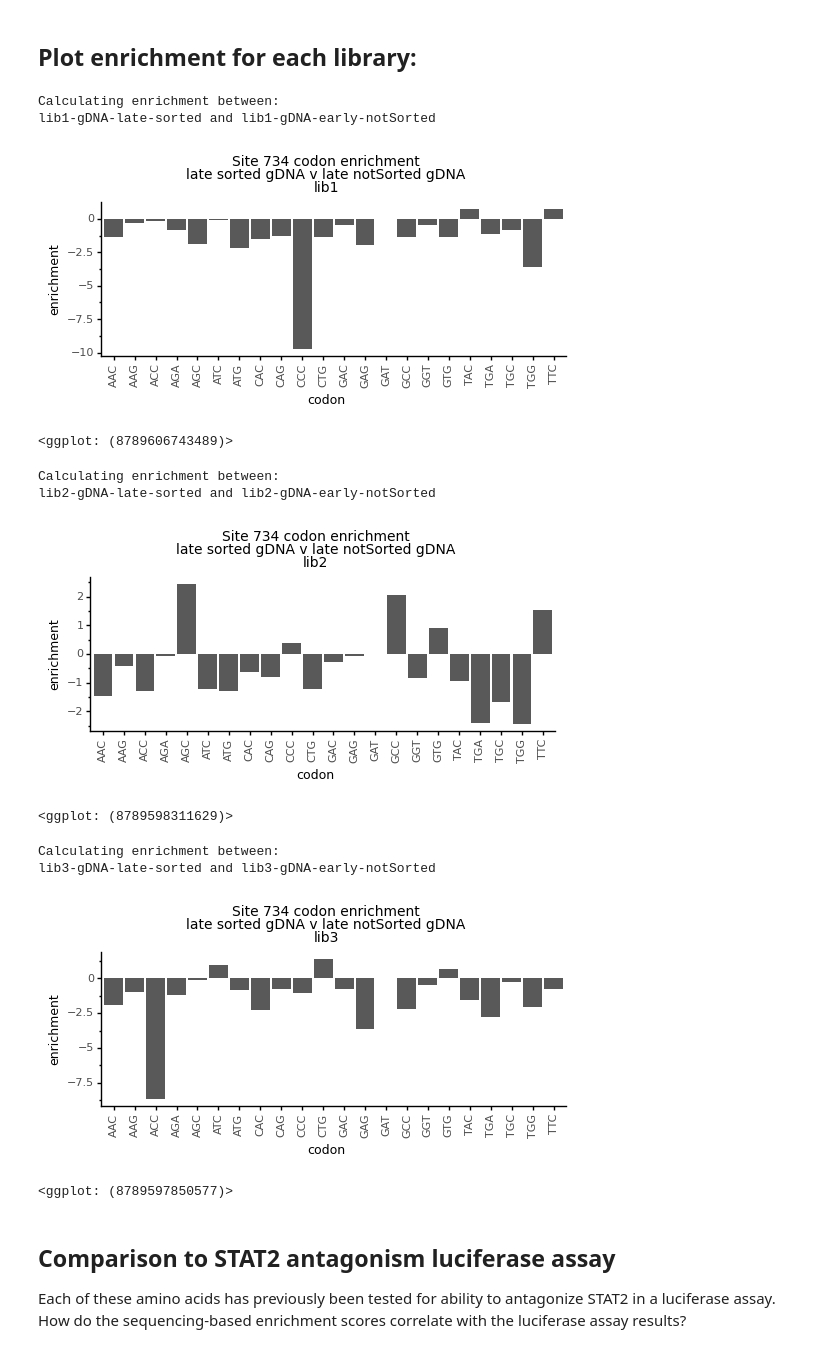
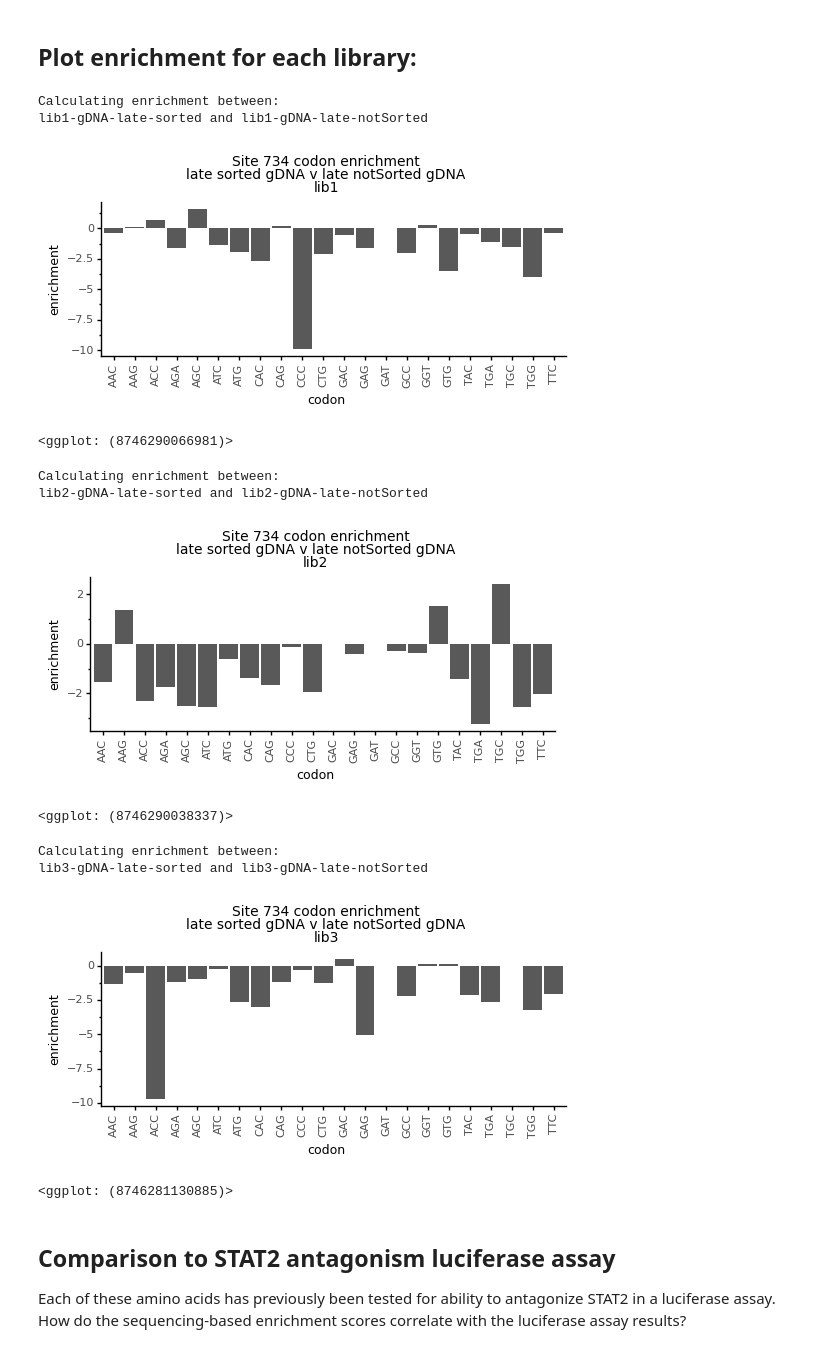
Before and after one commit to dbacsik/ns5_small_mutagenesis, a Jupyter notebook: site_734/comparisons/site_734_late_sorted_v_late_notSorted.py.ipynb, the cells around one changed output. Drawn from its saved outputs; the diff is of its cells as text; code cells hidden in the pictures.

```diff
--- a/site_734/comparisons/site_734_late_sorted_v_late_notSorted.py.ipynb
+++ b/site_734/comparisons/site_734_late_sorted_v_late_notSorted.py.ipynb
@@ -25,9 +25,9 @@ plotnine==0.6.0
 # %% [markdown]
 Input data
 # %%
-site_734_counts = '../results/site_734/site_734_counts.csv'
-permitted_codons_file = '../results/site_734/permitted_codons.csv'
-stat2_luciferase_file = '../data/STAT2_luciferase_results.csv'
+site_734_counts = '../../results/site_734/site_734_counts.csv'
+permitted_codons_file = '../../results/site_734/permitted_codons.csv'
+stat2_luciferase_file = '../../data/STAT2_luciferase_results.csv'
 # %% [markdown]
 Output data
 # %%
@@ -79,43 +79,43 @@ libs = ['lib1', 'lib2', 'lib3']
 # %%
 for lib in libs:
     selected_sample = f'{lib}-gDNA-{stage}-{sort_status}'
-    reference_sample = f'{lib}-gDNA-early-notSorted'
+    reference_sample = f'{lib}-gDNA-late-notSorted'
     print('Calculating enrichment between:')
     print(f'{selected_sample} and {reference_sample}')
     enrichment_df = calculate_enrichment(
         codon_counts,
         selected_sample,
         reference_sample)
     enrichment_plot = (p9.ggplot(enrichment_df) +
                     p9.aes(x='codon',
                            y='enrichment') +
                     p9.geom_bar(stat='identity') +
                     p9.ggtitle('Site 734 codon enrichment\n'
                                f'{stage} {sort_status} gDNA v late notSorted gDNA\n'
                                f'{lib}') +
                     p9.labs(x='codon',
                             y='enrichment') +
                     p9.theme(figure_size=(6, 2),
                              plot_title=p9.element_text(size=10),
                              axis_title=p9.element_text(size=9),
                              axis_text_x=p9.element_text(size=8, rotation=90),
                              axis_text_y=p9.element_text(size=8))
                    )
 
     display(enrichment_plot)
 # %% [output]
 Calculating enrichment between:
-lib1-gDNA-late-sorted and lib1-gDNA-early-notSorted
+lib1-gDNA-late-sorted and lib1-gDNA-late-notSorted
-[figure, old version]
+[figure, new version]
-<ggplot: (8789606743489)>
+<ggplot: (8746290066981)>
 Calculating enrichment between:
-lib2-gDNA-late-sorted and lib2-gDNA-early-notSorted
+lib2-gDNA-late-sorted and lib2-gDNA-late-notSorted
-[figure, old version]
+[figure, new version]
-<ggplot: (8789598311629)>
+<ggplot: (8746290038337)>
 Calculating enrichment between:
-lib3-gDNA-late-sorted and lib3-gDNA-early-notSorted
+lib3-gDNA-late-sorted and lib3-gDNA-late-notSorted
-[figure, old version]
+[figure, new version]
-<ggplot: (8789597850577)>
+<ggplot: (8746281130885)>
 # %% [markdown]
 ## Comparison to STAT2 antagonism luciferase assay
 Each of these amino acids has previously been tested for ability to antagonize STAT2 in a luciferase assay. How do the sequencing-based enrichment scores correlate with the luciferase assay results?
```
Also changed, not shown: parts of 5 cells of this notebook.
